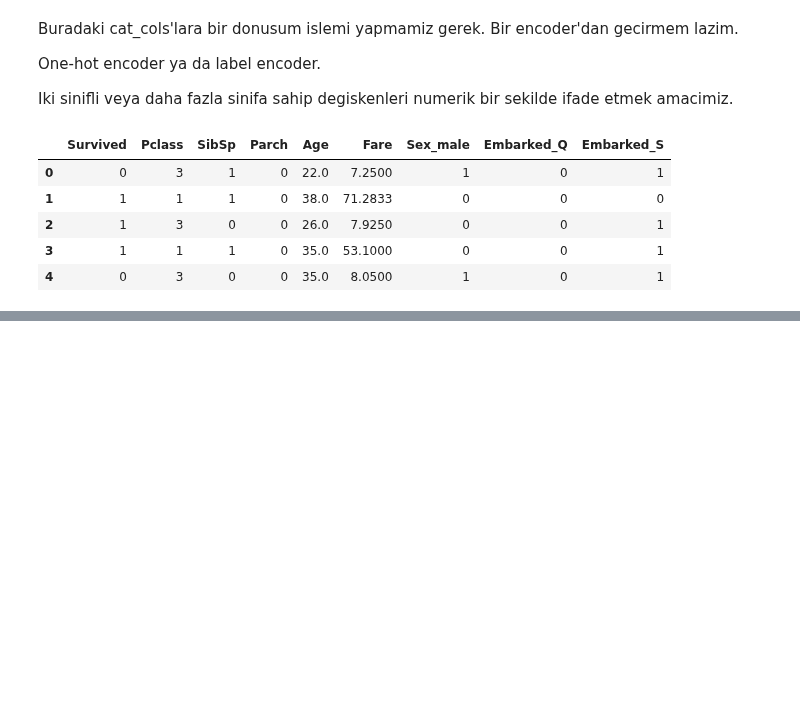
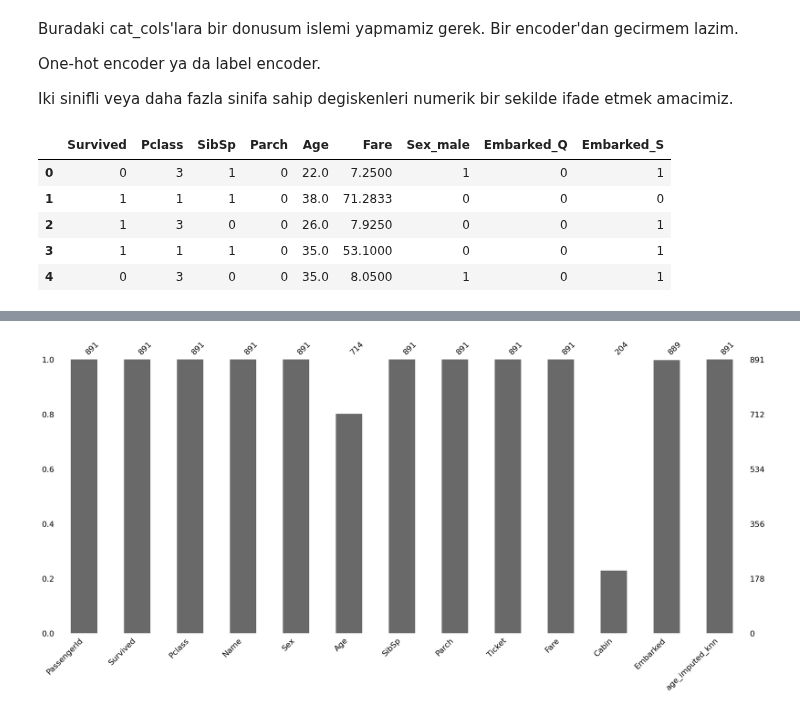
Before and after one commit to BioDiverseBits/Feature_Engineering, a Jupyter notebook: 2_Missing_Values/MissingValues.ipynb, the cells around one changed output, grey strips where cells are left out. Cells and saved outputs as stored; diff of their text form; code cells hidden in the pictures; blank space fills up the shorter version.

Commit message:
Missing values bitti

```diff
--- a/2_Missing_Values/MissingValues.ipynb
+++ b/2_Missing_Values/MissingValues.ipynb
@@ -587,0 +592,6 @@ dff.head()
+# %%
+# Degiskenleri standartlastirmak (gerekli)
+from sklearn.preprocessing import MinMaxScaler
+scaler = MinMaxScaler()     #method
+dff = pd.DataFrame(scaler.fit_transform(dff), columns=dff.columns)
+dff.head()
@@ -587,0 +609,5 @@ dff.head()
+# %%
+from sklearn.impute import KNNImputer
+imputer = KNNImputer(n_neighbors=5)  # model nesnemi olusturup komsuluk sayimi 5 yaptim.
+dff = pd.DataFrame(imputer.fit_transform(dff), columns=dff.columns)
+dff.head()
@@ -587,0 +627,2 @@ dff.head()
+# %%
+dff = pd.DataFrame(scaler.inverse_transform(dff), columns=dff.columns)
@@ -587,0 +640,2 @@ dff.head()
+# %%
+df['age_imputed_knn'] = dff[['Age']]
@@ -587,0 +689,7 @@ dff.head()
+# %%
+import missingno as msno
+from matplotlib import pyplot as plt
+msno.bar(df)
+plt.show()
+# %% [output]
+[figure, added]
```
Also changed, not shown: parts of 21 cells of this notebook.
